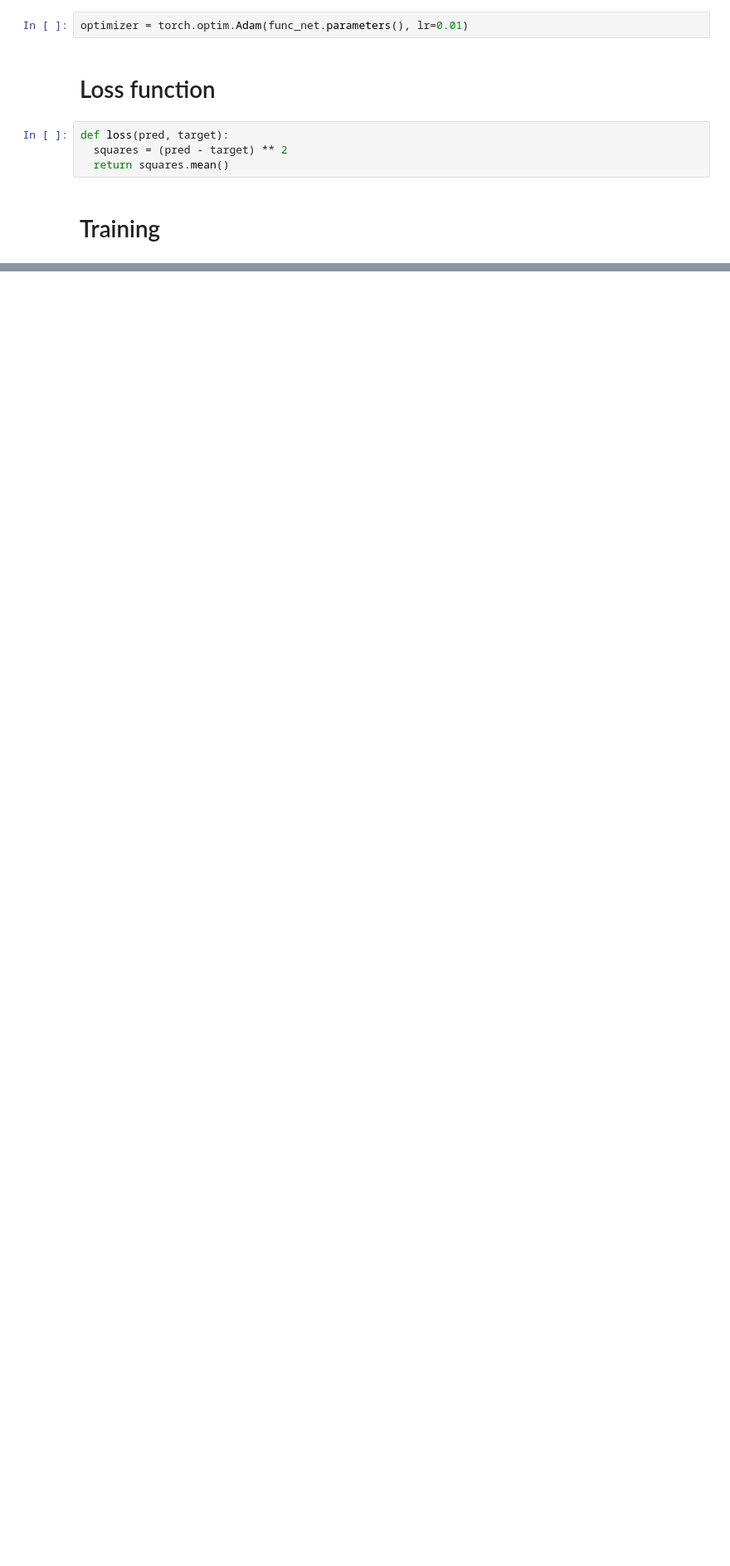
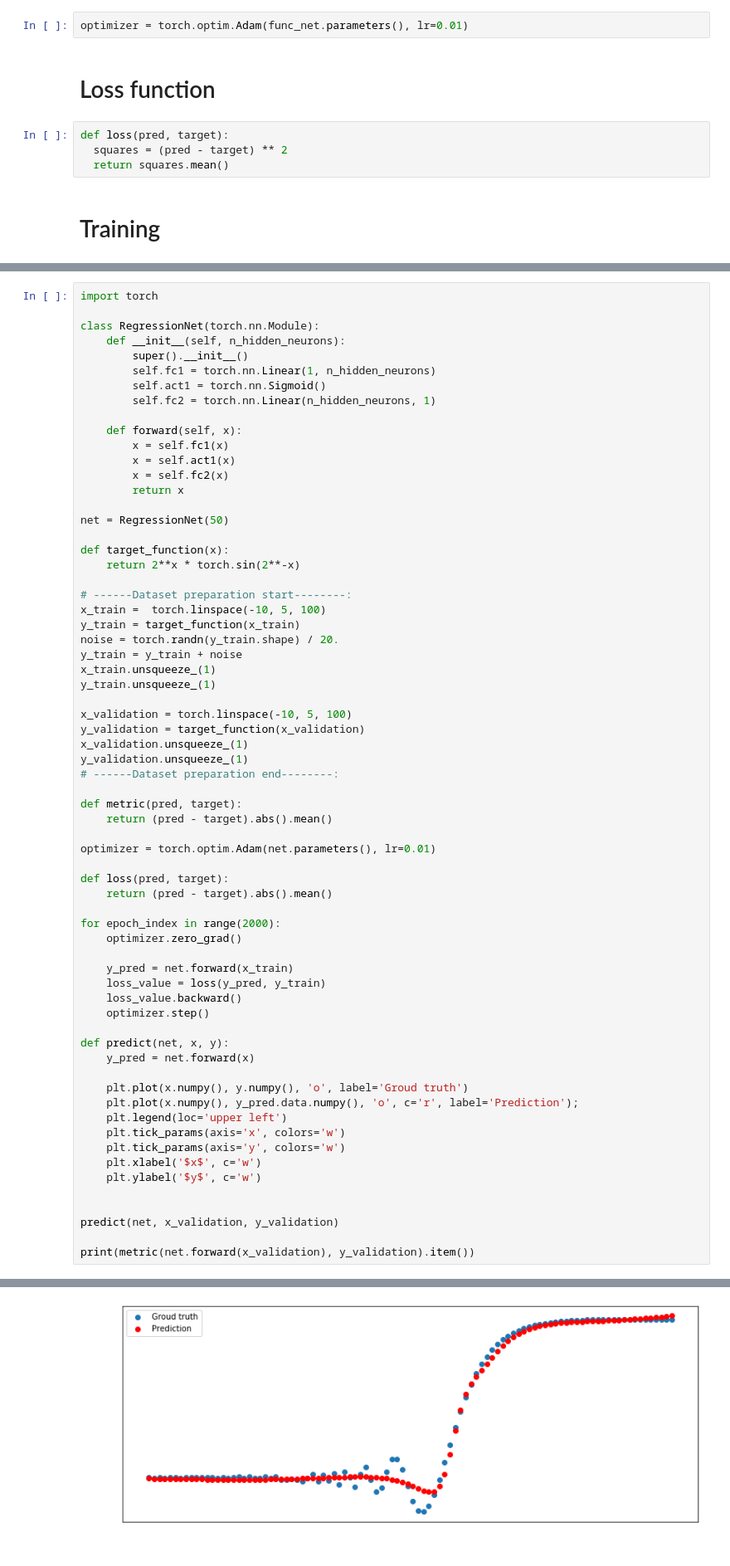
Before and after one commit to Jumas-Cola/Neural_Networks_and_CV, a Jupyter notebook: PyTorch_regression.ipynb, the cells around one changed output, grey strips where cells are left out. Shown: that part at 83% size. Cells and saved outputs as stored; diff of their text form; blank space fills up the shorter version.

```diff
--- a/PyTorch_regression.ipynb
+++ b/PyTorch_regression.ipynb
@@ -145,0 +148,67 @@ predict(func_net, x_validation, y_validation)
+# %%
+import torch
+
+class RegressionNet(torch.nn.Module):
+    def __init__(self, n_hidden_neurons):
+        super().__init__()
+        self.fc1 = torch.nn.Linear(1, n_hidden_neurons)
+        self.act1 = torch.nn.Sigmoid()
+        self.fc2 = torch.nn.Linear(n_hidden_neurons, 1)
+
+    def forward(self, x):
+        x = self.fc1(x)
+        x = self.act1(x)
+        x = self.fc2(x)
+        return x
+
+net = RegressionNet(50)
+
+def target_function(x):
+    return 2**x * torch.sin(2**-x)
+
+# ------Dataset preparation start--------:
+x_train =  torch.linspace(-10, 5, 100)
+y_train = target_function(x_train)
+noise = torch.randn(y_train.shape) / 20.
+y_train = y_train + noise
+x_train.unsqueeze_(1)
+y_train.unsqueeze_(1)
+
+x_validation = torch.linspace(-10, 5, 100)
+y_validation = target_function(x_validation)
+x_validation.unsqueeze_(1)
+y_validation.unsqueeze_(1)
+# ------Dataset preparation end--------:
+
+def metric(pred, target):
+    return (pred - target).abs().mean()
+
+optimizer = torch.optim.Adam(net.parameters(), lr=0.01)
+
+def loss(pred, target):
+    return (pred - target).abs().mean()
+
+for epoch_index in range(2000):
+    optimizer.zero_grad()
+
+    y_pred = net.forward(x_train)
+    loss_value = loss(y_pred, y_train)
+    loss_value.backward()
+    optimizer.step()
+
+def predict(net, x, y):
+    y_pred = net.forward(x)
+
+    plt.plot(x.numpy(), y.numpy(), 'o', label='Groud truth')
+    plt.plot(x.numpy(), y_pred.data.numpy(), 'o', c='r', label='Prediction');
+    plt.legend(loc='upper left')
+    plt.tick_params(axis='x', colors='w')
+    plt.tick_params(axis='y', colors='w')
+    plt.xlabel('$x$', c='w')
+    plt.ylabel('$y$', c='w')
+
+
+predict(net, x_validation, y_validation)
+
+print(metric(net.forward(x_validation), y_validation).item())
+# %% [output]
@@ -145,0 +216 @@ predict(func_net, x_validation, y_validation)
+[figure, added]
```
Also changed, not shown: parts of 7 cells of this notebook.
